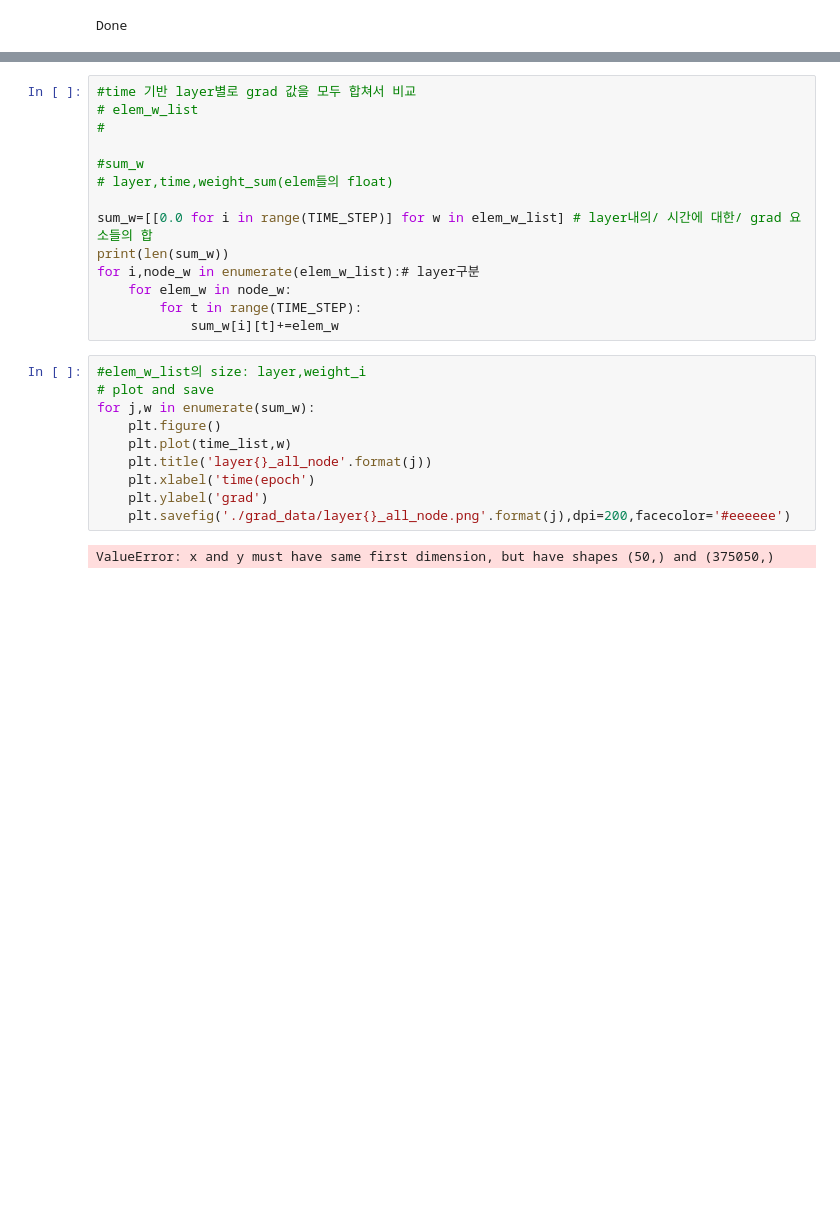
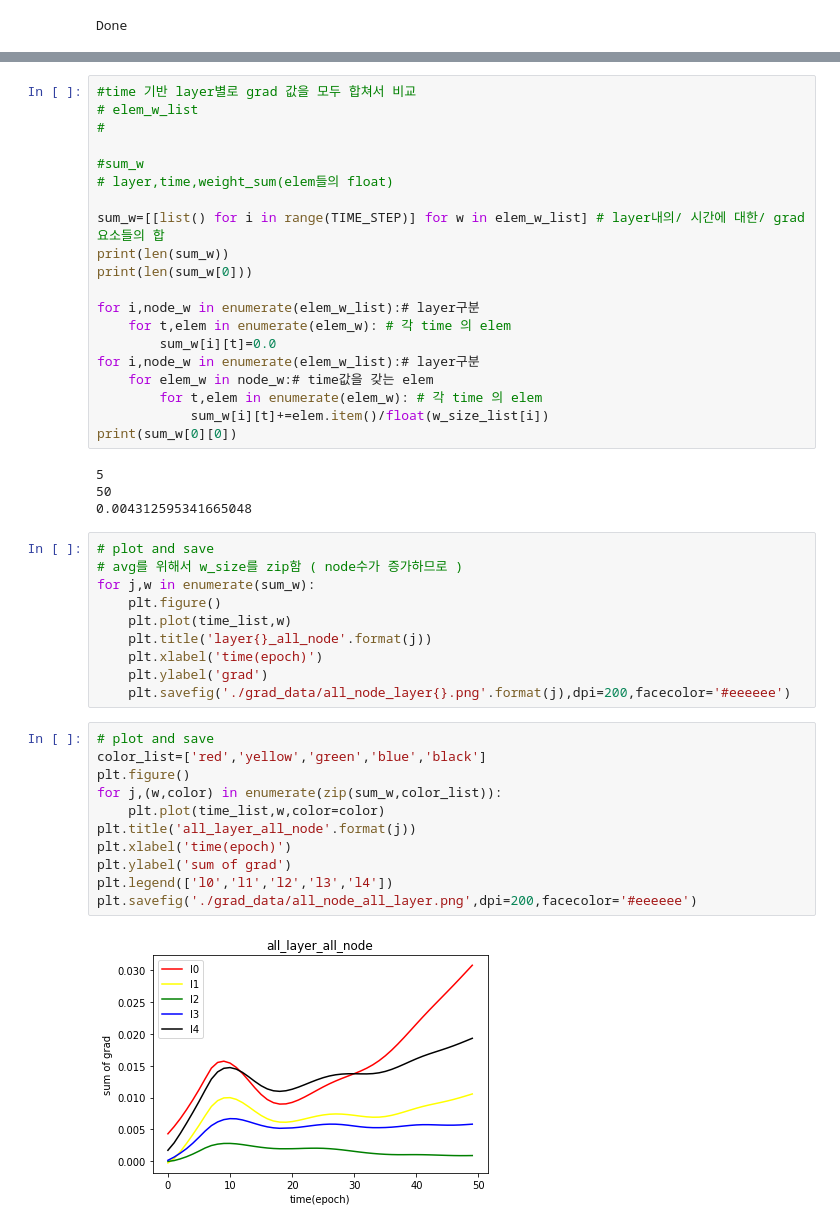
Before and after one commit to 3neutronstar/ml_practice, a Jupyter notebook: SupervisedLearning/SortnPlot_Grad(MNIST).ipynb, the cells around one changed output, grey strips where cells are left out. Cells and saved outputs as stored; diff of their text form; blank space fills up the shorter version.

```diff
--- a/SupervisedLearning/SortnPlot_Grad(MNIST).ipynb
+++ b/SupervisedLearning/SortnPlot_Grad(MNIST).ipynb
@@ -93,21 +93,42 @@ NameError: name 'plt' is not defined
 #sum_w
 # layer,time,weight_sum(elem들의 float)
 
-sum_w=[[0.0 for i in range(TIME_STEP)] for w in elem_w_list] # layer내의/ 시간에 대한/ grad 요소들의 합
+sum_w=[[list() for i in range(TIME_STEP)] for w in elem_w_list] # layer내의/ 시간에 대한/ grad 요소들의 합
 print(len(sum_w))
+print(len(sum_w[0]))
+
 for i,node_w in enumerate(elem_w_list):# layer구분
-    for elem_w in node_w:
-        for t in range(TIME_STEP):
-            sum_w[i][t]+=elem_w
+    for t,elem in enumerate(elem_w): # 각 time 의 elem
+        sum_w[i][t]=0.0
+for i,node_w in enumerate(elem_w_list):# layer구분
+    for elem_w in node_w:# time값을 갖는 elem
+        for t,elem in enumerate(elem_w): # 각 time 의 elem
+            sum_w[i][t]+=elem.item()/float(w_size_list[i])
+print(sum_w[0][0])
+# %% [output]
+5
+50
+0.004312595341665048
 # %%
-#elem_w_list의 size: layer,weight_i
 # plot and save
+# avg를 위해서 w_size를 zip함 ( node수가 증가하므로 )
 for j,w in enumerate(sum_w):
     plt.figure()
     plt.plot(time_list,w)
     plt.title('layer{}_all_node'.format(j))
-    plt.xlabel('time(epoch')
+    plt.xlabel('time(epoch)')
     plt.ylabel('grad')
-    plt.savefig('./grad_data/layer{}_all_node.png'.format(j),dpi=200,facecolor='#eeeeee')
+    plt.savefig('./grad_data/all_node_layer{}.png'.format(j),dpi=200,facecolor='#eeeeee')
-# %% [output]
-ValueError: x and y must have same first dimension, but have shapes (50,) and (375050,)
+# %%
+# plot and save
+color_list=['red','yellow','green','blue','black']
+plt.figure()
+for j,(w,color) in enumerate(zip(sum_w,color_list)):
+    plt.plot(time_list,w,color=color)
+plt.title('all_layer_all_node'.format(j))
+plt.xlabel('time(epoch)')
+plt.ylabel('sum of grad')
+plt.legend(['l0','l1','l2','l3','l4'])
+plt.savefig('./grad_data/all_node_all_layer.png',dpi=200,facecolor='#eeeeee')
+# %% [output]
+[figure, added]
```
Also changed, not shown: parts of 5 cells of this notebook, 1 other file.
